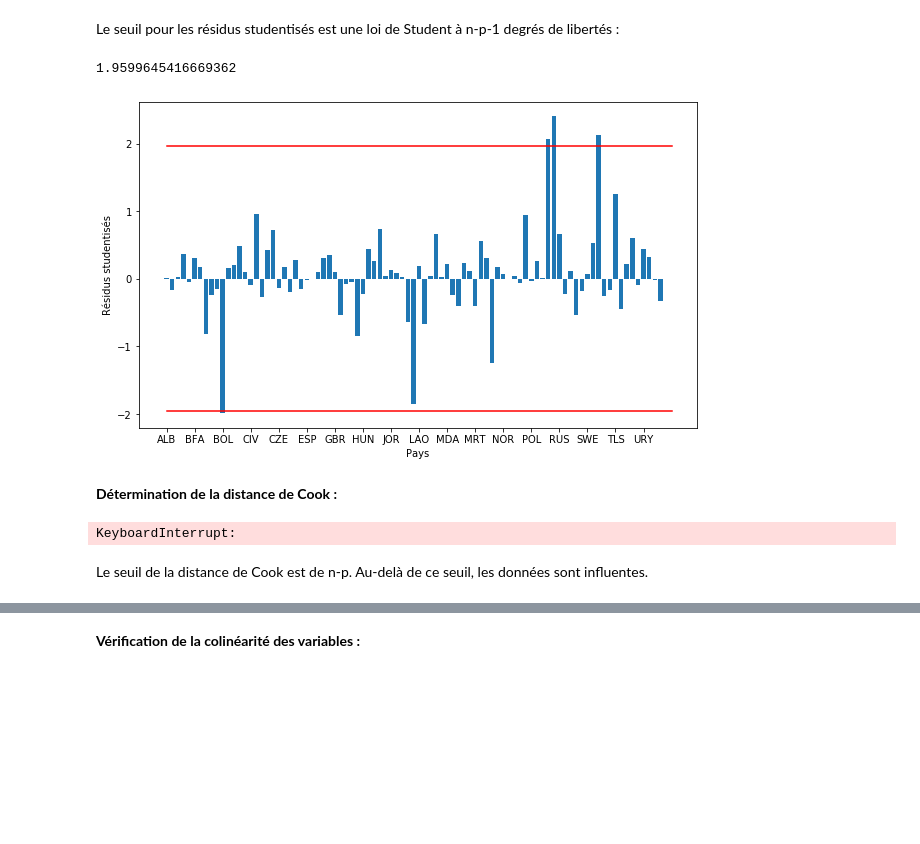
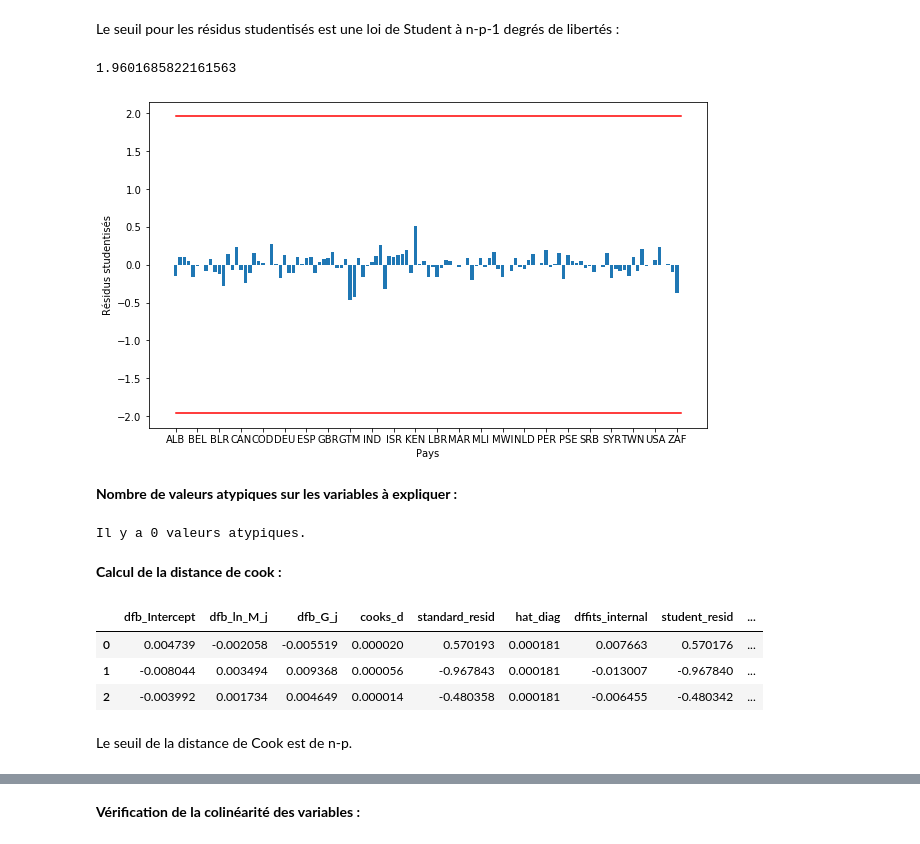
Before and after one commit to MattSioll/DataAnalyst, a Jupyter notebook: Projet 7/P7_01_Code.ipynb, the cells around one changed output, grey strips where cells are left out. Saved outputs shown, nothing was run; the diff lists cells and outputs as text; code cells hidden in the pictures; blank space fills up the shorter version.

```diff
--- a/Projet 7/P7_01_Code.ipynb
+++ b/Projet 7/P7_01_Code.ipynb
@@ -1240,5 +1374,5 @@ dataFinal.head(3)
 # %%
-reg_multi_ln = smf.ols('ln_y_child ~ ln_M_j+G_j', data=dataFinal).fit()
+reg_multi_ln = smf.ols('ln_y_child ~ ln_M_j+G_j', data=dataFinal_sample).fit()
 print(reg_multi_ln.summary())
 # %% [output]
                             OLS Regression Results
@@ -1307,14 +1441,14 @@ alpha = 0.05
 # %% [markdown]
 Récupérons $n$, le nombre d'individus de l'échantillon, et $p$, le nombre de variables.
 # %%
-n = dataFinal.shape[0]
+n = dataFinal_sample.shape[0]
 p = 3
 # %% [markdown]
 **Calcul des leviers**
 
 On peut calculer les leviers comme ceci, en sachant que le seuil des leviers est de $2∗\frac{p}{n}$.
 # %%
-dataFinal['levier'] = reg_multi_ln.get_influence().hat_matrix_diag
+dataFinal_sample['levier'] = reg_multi_ln.get_influence().hat_matrix_diag
 
 seuil_levier = 2*p/n
 # %% [markdown]
@@ -1366,31 +1502,45 @@ Il s'agit du Timor-Leste et de l'Afrique du Sud.
 # %% [markdown]
 Le seuil pour les résidus studentisés est une loi de Student à n-p-1 degrés de libertés :
 # %%
-dataFinal['rstudent'] = reg_multi_ln.get_influence().resid_studentized_internal
+dataFinal_sample['rstudent'] = reg_multi_ln.get_influence().resid_studentized_internal
 seuil_rstudent = t.ppf(1-alpha/2,n-p-1)
 
 seuil_rstudent
 # %% [output]
-1.9599645416669362
+1.9601685822161563
 # %%
-dataFinal_Mean_2 = dataFinal.groupby("country",as_index=False)['rstudent'].mean()
+dataFinal_Mean_2 = dataFinal_sample.groupby('country',as_index=False)['rstudent'].mean()
+#dataFinal_Mean_2 = dataFinal_sample.groupby(['country','M_j','G_j','ln_M_j','rstudent'],as_index=False).mean()
 
 plt.figure(figsize=(10,6))
 plt.bar(dataFinal_Mean_2['country'], dataFinal_Mean_2['rstudent'])
-plt.xticks(np.arange(0, 90, step=5))
+plt.xticks(np.arange(0, 116, step=5))
 plt.xlabel('Pays')
 plt.ylabel('Résidus studentisés')
-plt.plot([0, 90], [seuil_rstudent, seuil_rstudent], color='r')
-plt.plot([0, 90], [-seuil_rstudent, -seuil_rstudent], color='r')
+plt.plot([0, 116], [seuil_rstudent, seuil_rstudent], color='r')
+plt.plot([0, 116], [-seuil_rstudent, -seuil_rstudent], color='r')
 plt.show()
 # %% [output]
-[figure, old version]
+[figure, new version]
+# %% [markdown]
+**Nombre de valeurs atypiques sur les variables à expliquer :**
+# %%
+residus_student = dataFinal_Mean_2.loc[(dataFinal_Mean_2['rstudent'] > seuil_rstudent) |
+                             (dataFinal_Mean_2['rstudent'] < -seuil_rstudent)]
+
+print("Il y a",len(residus_student),"valeurs atypiques.")
+# %% [output]
+Il y a 0 valeurs atypiques.
 # %% [markdown]
-**Détermination de la distance de Cook :**
+**Calcul de la distance de cook :**
 # %%
 influence = reg_multi_ln.get_influence().summary_frame()
+influence.head(3)
 # %% [output]
-KeyboardInterrupt:
+|  | dfb_Intercept | dfb_ln_M_j | dfb_G_j | cooks_d | standard_resid | hat_diag | dffits_internal | student_resid | ... |
+| 0 | 0.004739 | -0.002058 | -0.005519 | 0.000020 | 0.570193 | 0.000181 | 0.007663 | 0.570176 | ... |
+| 1 | -0.008044 | 0.003494 | 0.009368 | 0.000056 | -0.967843 | 0.000181 | -0.013007 | -0.967840 | ... |
+| 2 | -0.003992 | 0.001734 | 0.004649 | 0.000014 | -0.480358 | 0.000181 | -0.006455 | -0.480342 | ... |
 # %% [markdown]
-Le seuil de la distance de Cook est de n-p. Au-delà de ce seuil, les données sont influentes.
+Le seuil de la distance de Cook est de n-p.
 # %%
```
Also changed, not shown: parts of 95 cells of this notebook, 1 other file.
